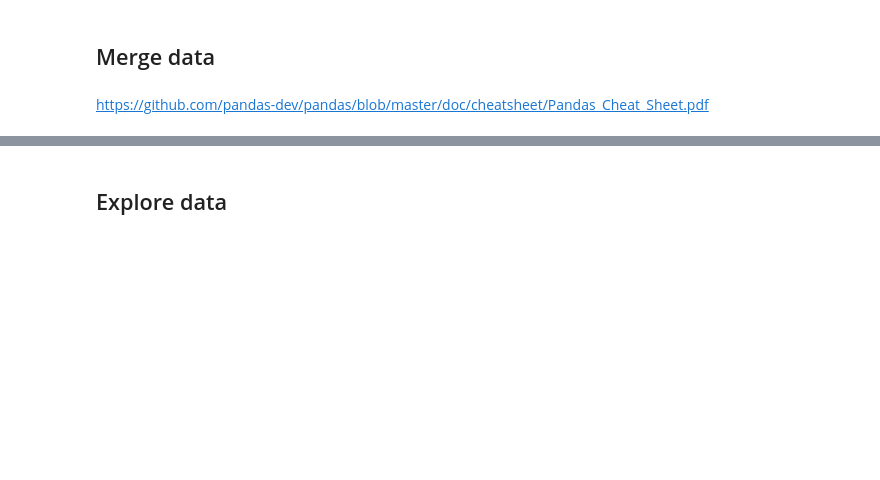
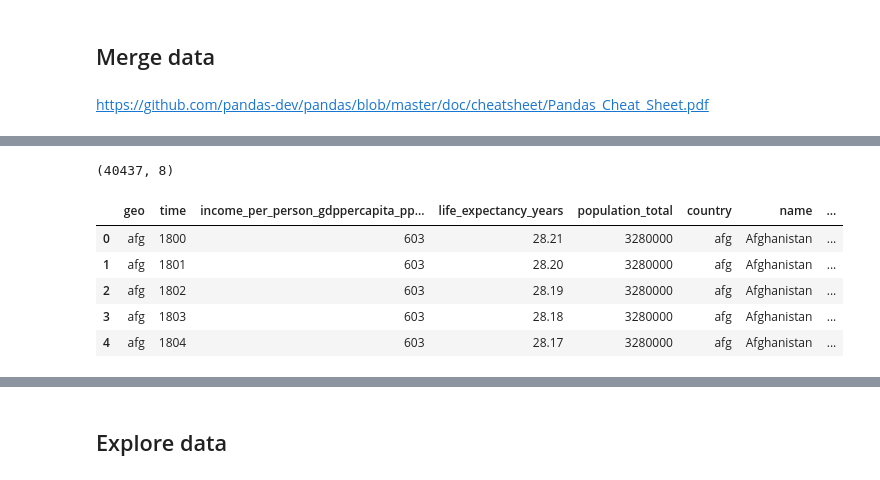
Before and after one commit to HeyLaxmi/DS-Unit-1-Sprint-1-Dealing-With-Data, a Jupyter notebook: Copy_of_LS_DS_124_Sequence_your_narrative.ipynb, the cells around one changed output, grey strips where cells are left out. Drawn from its saved outputs; the diff is of its cells as text; code cells hidden in the pictures; blank space fills up the shorter version.

```diff
--- a/Copy_of_LS_DS_124_Sequence_your_narrative.ipynb
+++ b/Copy_of_LS_DS_124_Sequence_your_narrative.ipynb
@@ -149,3 +149,6 @@ concepts.head()
 ## Merge data
 # %% [markdown]
 https://github.com/pandas-dev/pandas/blob/master/doc/cheatsheet/Pandas_Cheat_Sheet.pdf
+# %%
+df = pd.merge(income, lifespan)
+df.shape
@@ -151,0 +157,3 @@ https://github.com/pandas-dev/pandas/blob/master/doc/cheatsheet/Pandas_Cheat_She
+# %%
+df = pd.merge(df, population)
+df.shape
@@ -151,0 +195,12 @@ https://github.com/pandas-dev/pandas/blob/master/doc/cheatsheet/Pandas_Cheat_She
+# %%
+merged = pd.merge(df, entities, left_on='geo', right_on='country')
+print(merged.shape)
+merged.head()
+# %% [output]
+(40437, 8)
+|  | geo | time | income_per_person_gdppercapita_pp... | life_expectancy_years | population_total | country | name | ... |
+| 0 | afg | 1800 | 603 | 28.21 | 3280000 | afg | Afghanistan | ... |
+| 1 | afg | 1801 | 603 | 28.20 | 3280000 | afg | Afghanistan | ... |
+| 2 | afg | 1802 | 603 | 28.19 | 3280000 | afg | Afghanistan | ... |
+| 3 | afg | 1803 | 603 | 28.18 | 3280000 | afg | Afghanistan | ... |
+| 4 | afg | 1804 | 603 | 28.17 | 3280000 | afg | Afghanistan | ... |
```
Also changed, not shown: parts of 18 cells of this notebook.
